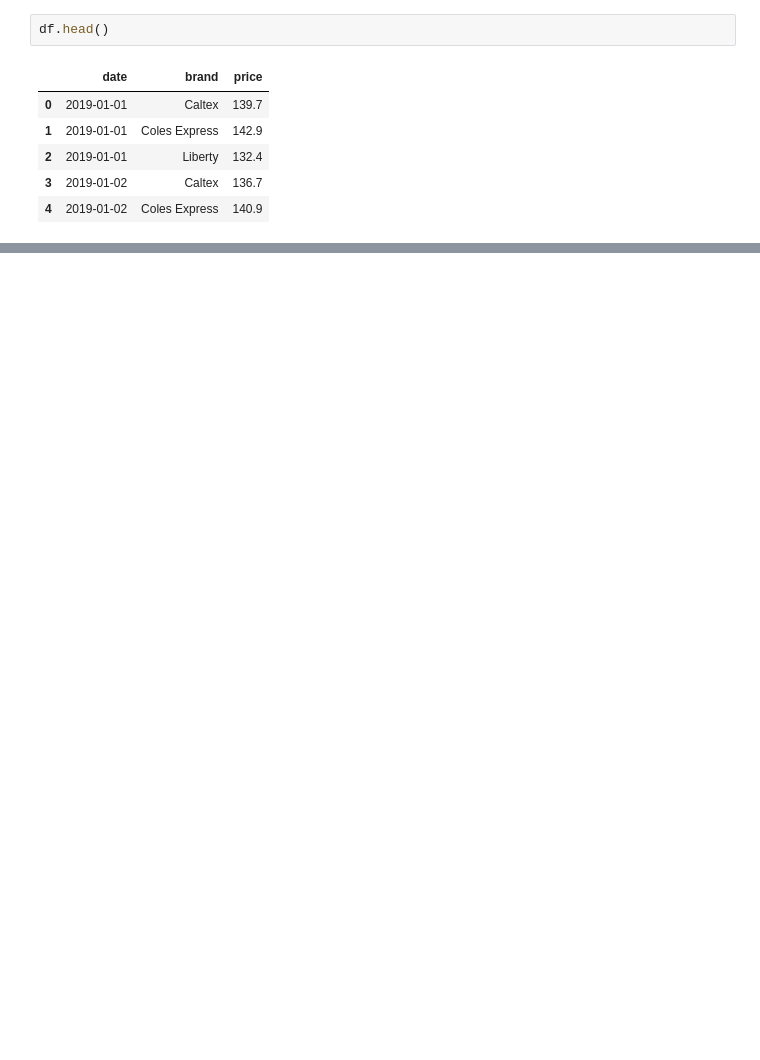
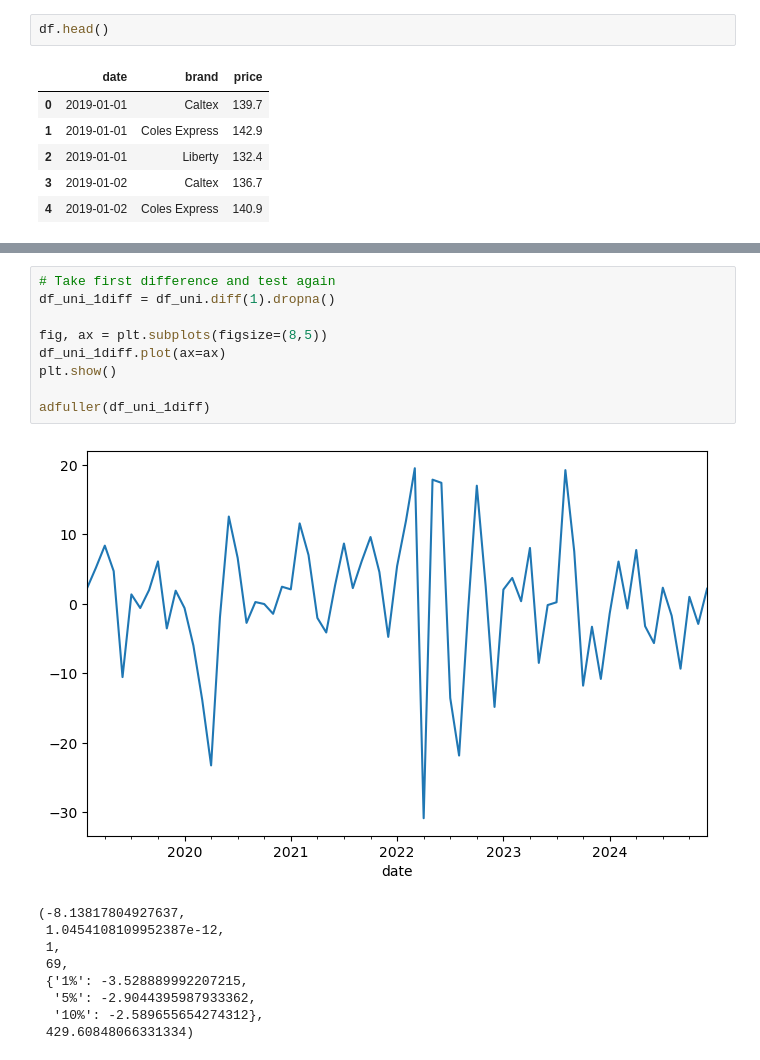
Before and after one commit to moscmh/portfolio, a Jupyter notebook: Time_Series/Perth_Fuel_Forecast/perth_fuel.ipynb, the cells around one changed output, grey strips where cells are left out. Cells and saved outputs as stored; diff of their text form; blank space fills up the shorter version.

```diff
--- a/Time_Series/Perth_Fuel_Forecast/perth_fuel.ipynb
+++ b/Time_Series/Perth_Fuel_Forecast/perth_fuel.ipynb
@@ -101,0 +131,19 @@ uni_df = df.groupby(['date'])['price'].agg('mean')
+# %%
+# Take first difference and test again
+df_uni_1diff = df_uni.diff(1).dropna()
+
+fig, ax = plt.subplots(figsize=(8,5))
+df_uni_1diff.plot(ax=ax)
+plt.show()
+
+adfuller(df_uni_1diff)
+# %% [output]
+[figure, added]
+(-8.13817804927637,
+ 1.0454108109952387e-12,
+ 1,
+ 69,
+ {'1%': -3.528889992207215,
+  '5%': -2.9044395987933362,
+  '10%': -2.589655654274312},
+ 429.60848066331334)
```
Also changed, not shown: parts of 11 cells of this notebook, 1 other file.
